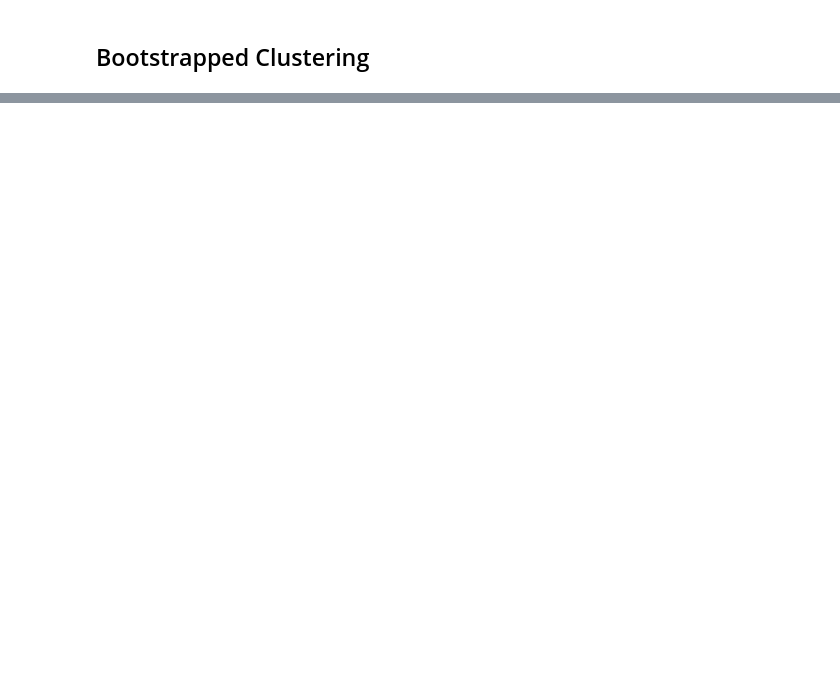
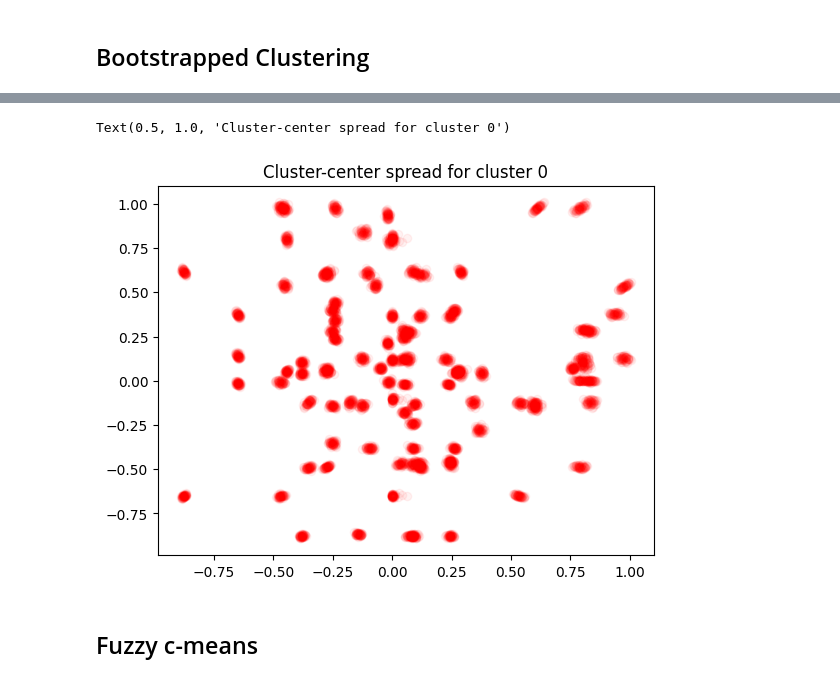
Before and after one commit to HJJoosse/celldyn_embedder, a Jupyter notebook: sandbox/create_clusters.ipynb, the cells around one changed output, grey strips where cells are left out. Saved outputs shown, nothing was run; the diff lists cells and outputs as text; code cells hidden in the pictures; blank space fills up the shorter version.

```diff
--- a/sandbox/create_clusters.ipynb
+++ b/sandbox/create_clusters.ipynb
@@ -158,0 +341,14 @@ def align_cluster_assignments(labels: np.ndarray, centers: np.ndarray, method: s
+# %%
+cluster_num = 0
+for plot_count in range(100):
+    _v1, _v2 = random.sample(range(0, aligned_centers.shape[2]), 2)
+    if _v1 != _v2:
+        v1 = aligned_centers[:, cluster_num, _v1]
+        v2 = aligned_centers[:, cluster_num, _v2]
+        plt.scatter(v1, v2, c='r', alpha=0.05)
+plt.title(f"Cluster-center spread for cluster {cluster_num}")
+# %% [output]
+Text(0.5, 1.0, 'Cluster-center spread for cluster 0')
+[figure, added]
+# %% [markdown]
+## Fuzzy c-means
```
Also changed, not shown: parts of 15 cells of this notebook, 10 other files.
